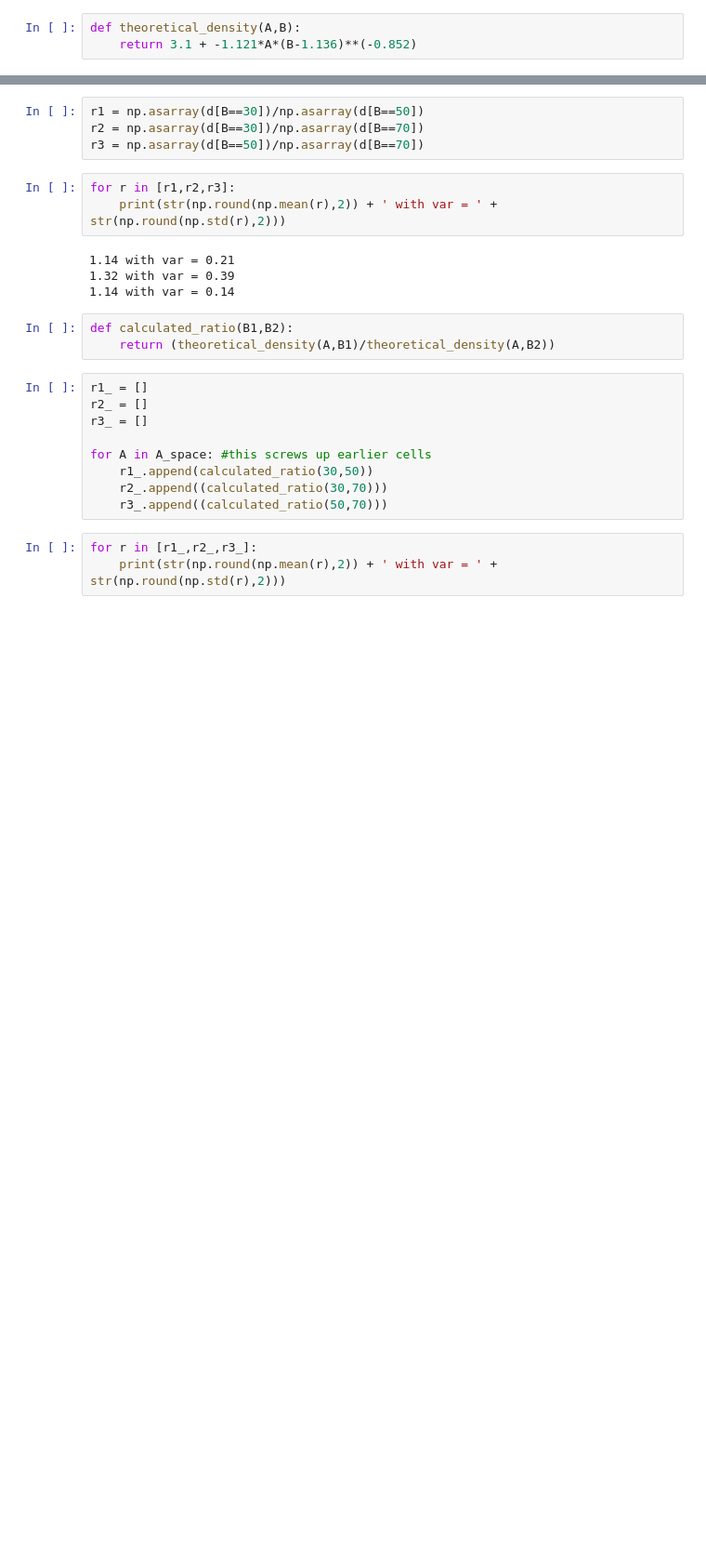
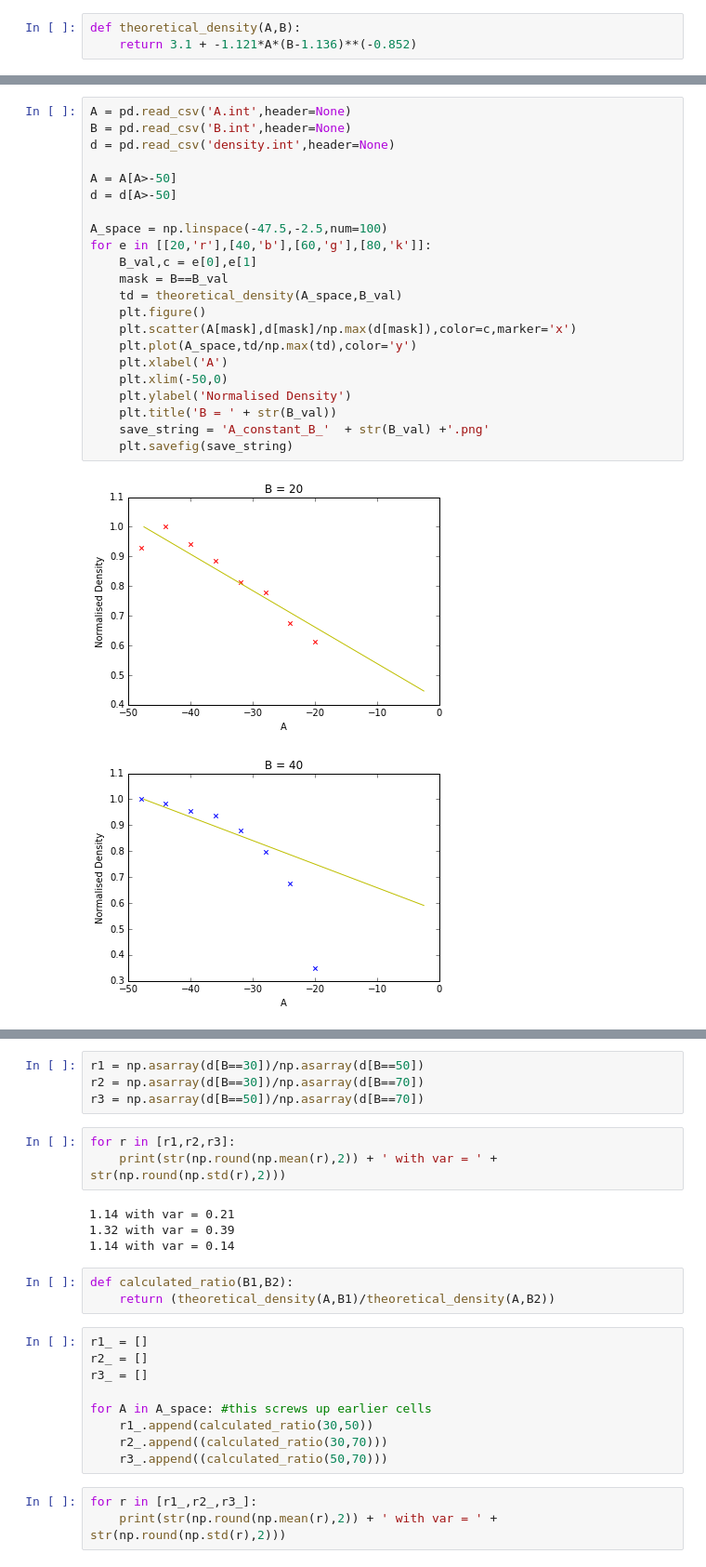
Before and after one commit to phillipcrout/dpd, a Jupyter notebook: condensation_experiment_2/EDA.ipynb, the cells around one changed output, grey strips where cells are left out. Shown: that part at 93% size. Drawn from its saved outputs; the diff is of its cells as text; blank space fills up the shorter version.

```diff
--- a/condensation_experiment_2/EDA.ipynb
+++ b/condensation_experiment_2/EDA.ipynb
@@ -29,0 +30,25 @@ plt.savefig('3_constant_B_values.png')
+# %%
+A = pd.read_csv('A.int',header=None)
+B = pd.read_csv('B.int',header=None)
+d = pd.read_csv('density.int',header=None)
+
+A = A[A>-50]
+d = d[A>-50]
+
+A_space = np.linspace(-47.5,-2.5,num=100)
+for e in [[20,'r'],[40,'b'],[60,'g'],[80,'k']]:
+    B_val,c = e[0],e[1]
+    mask = B==B_val
+    td = theoretical_density(A_space,B_val)
+    plt.figure()
+    plt.scatter(A[mask],d[mask]/np.max(d[mask]),color=c,marker='x')
+    plt.plot(A_space,td/np.max(td),color='y')
+    plt.xlabel('A')
+    plt.xlim(-50,0)
+    plt.ylabel('Normalised Density')
+    plt.title('B = ' + str(B_val))
+    save_string = 'A_constant_B_'  + str(B_val) +'.png'
+    plt.savefig(save_string)
+# %% [output]
+[figure, added]
+[figure, added]
```
Also changed, not shown: parts of 6 cells of this notebook, 9 other files.
